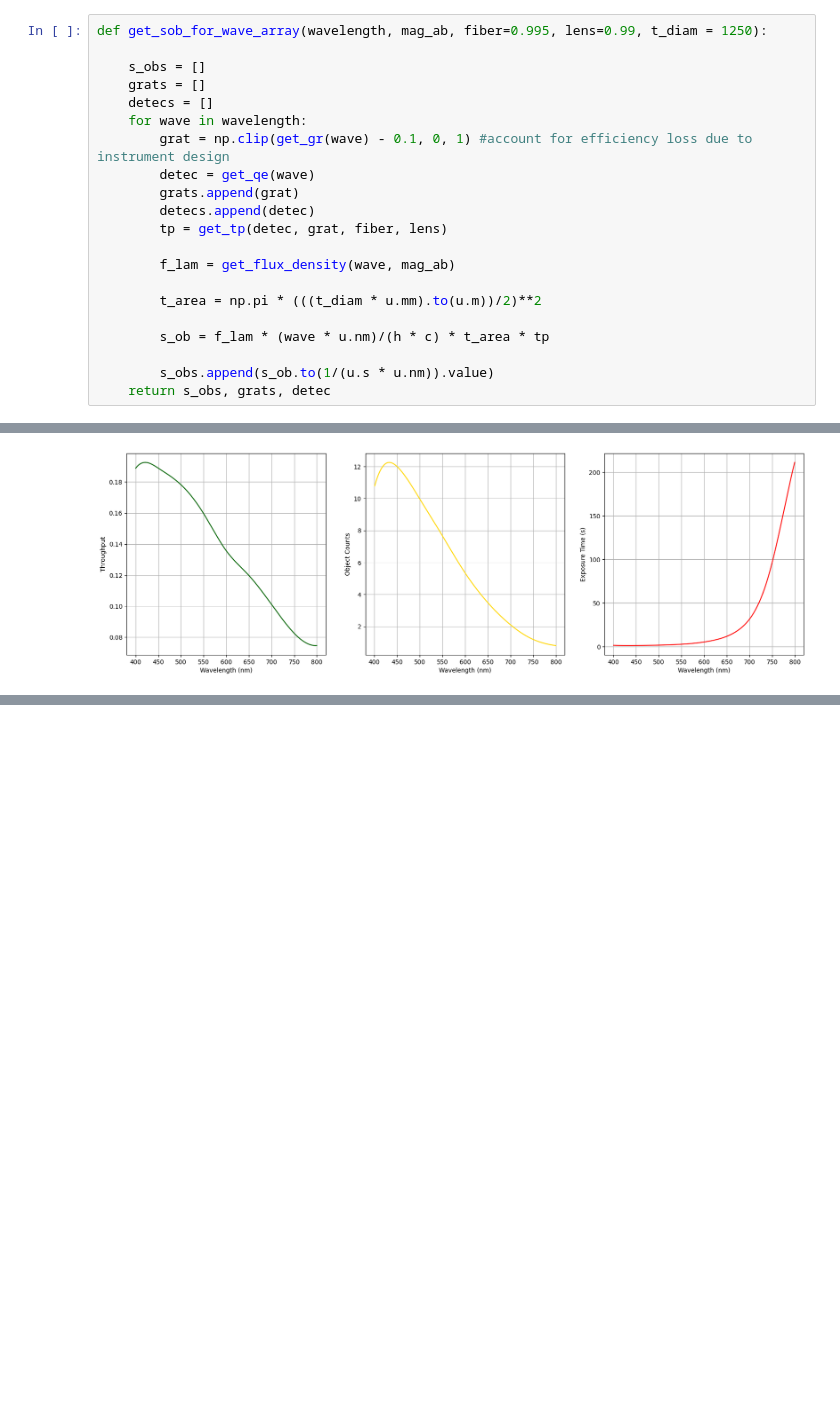
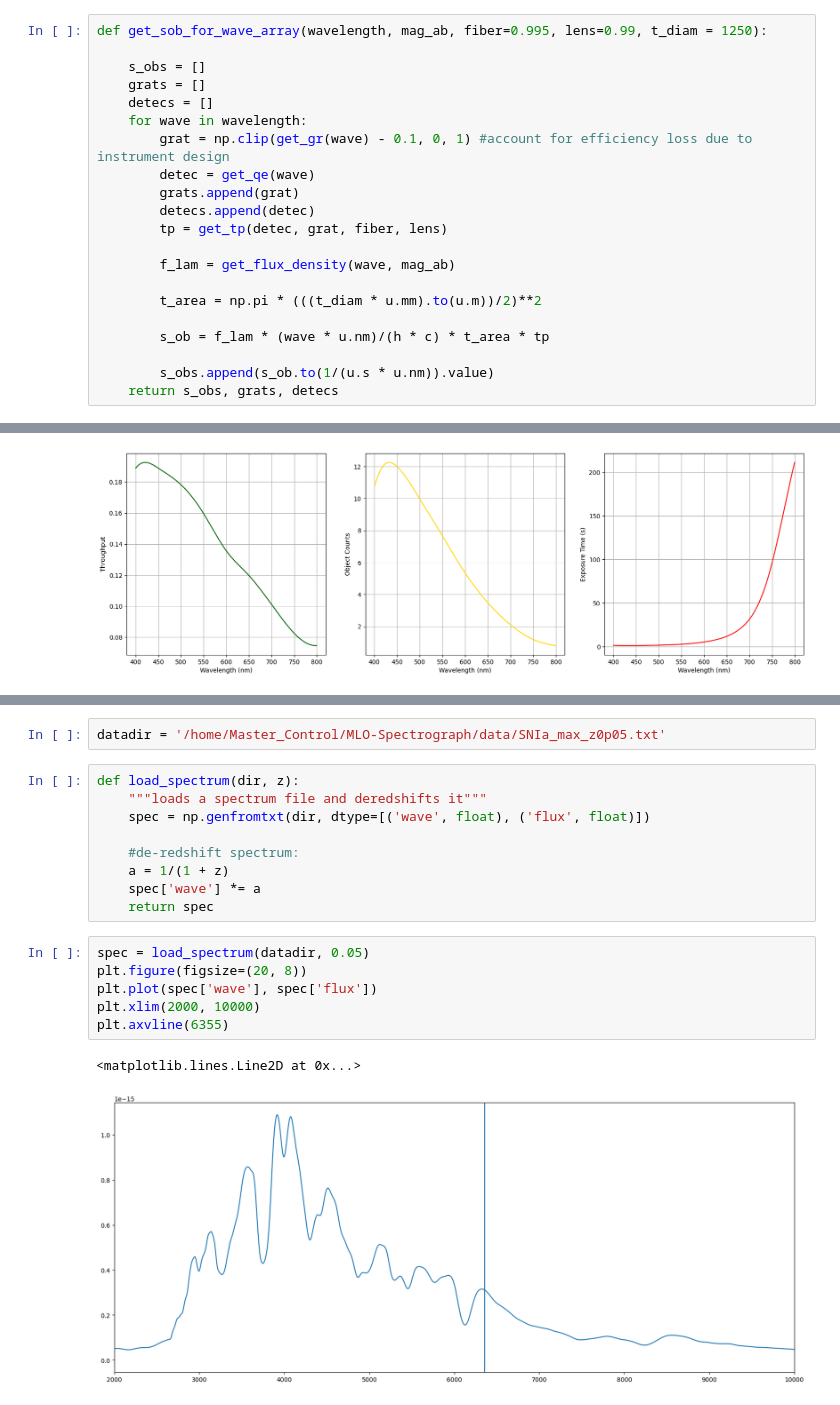
Before and after one commit to MLO-Claud-Spectrograph/etc, a Jupyter notebook: ETC/ETC_Ian.ipynb, the cells around one changed output, grey strips where cells are left out. Cells and saved outputs as stored; diff of their text form; blank space fills up the shorter version.

```diff
--- a/ETC/ETC_Ian.ipynb
+++ b/ETC/ETC_Ian.ipynb
@@ -259,7 +259,7 @@ def get_sob_for_wave_array(wavelength, mag_ab, fiber=0.995, lens=0.99, t_diam =
         s_ob = f_lam * (wave * u.nm)/(h * c) * t_area * tp
 
         s_obs.append(s_ob.to(1/(u.s * u.nm)).value)
-    return s_obs, grats, detec
+    return s_obs, grats, detecs
 # %%
 x, y, z = get_sob_for_wave_array(np.arange(400, 900, 0.5), 18)
 np.mean(z)
@@ -668,0 +692,20 @@ Throughput parameters:
+# %%
+datadir = '/home/Master_Control/MLO-Spectrograph/data/SNIa_max_z0p05.txt'
+# %%
+def load_spectrum(dir, z):
+    """loads a spectrum file and deredshifts it"""
+    spec = np.genfromtxt(dir, dtype=[('wave', float), ('flux', float)])
+
+    #de-redshift spectrum:
+    a = 1/(1 + z)
+    spec['wave'] *= a
+    return spec
+# %%
+spec = load_spectrum(datadir, 0.05)
+plt.figure(figsize=(20, 8))
+plt.plot(spec['wave'], spec['flux'])
+plt.xlim(2000, 10000)
+plt.axvline(6355)
+# %% [output]
+<matplotlib.lines.Line2D at 0x...>
+[figure, added]
```
Also changed, not shown: parts of 12 cells of this notebook.
